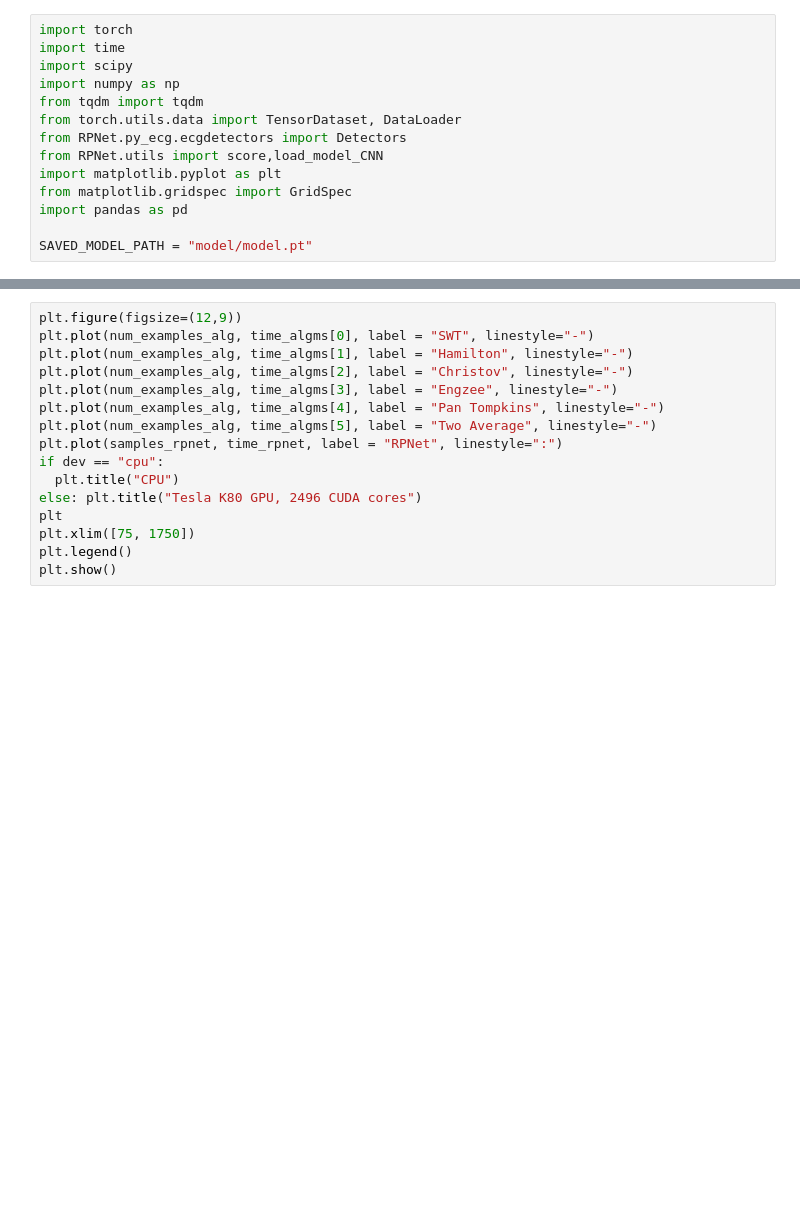
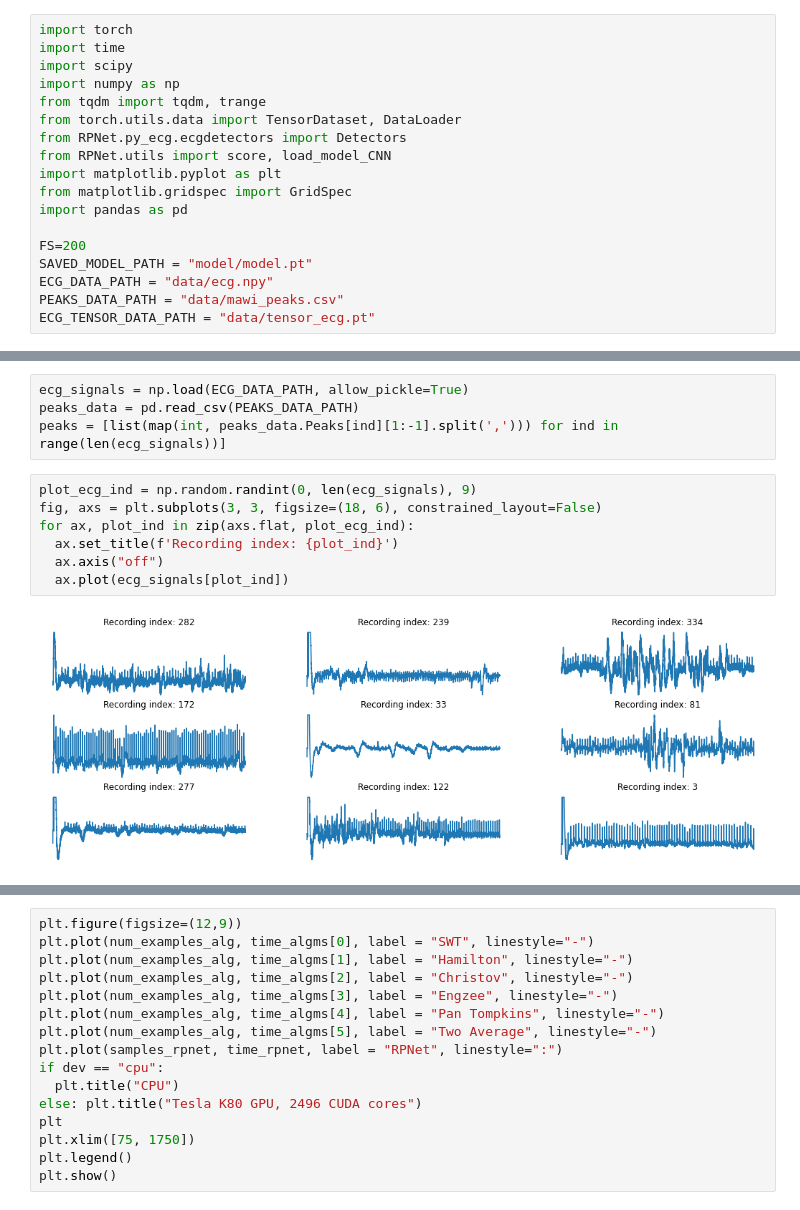
Before and after one commit to ovsienkobohdan/rpeak-detection, a Jupyter notebook: metrics_comparison.ipynb, the cells around one changed output, grey strips where cells are left out. Saved outputs shown, nothing was run; the diff lists cells and outputs as text; blank space fills up the shorter version.

```diff
--- a/metrics_comparison.ipynb
+++ b/metrics_comparison.ipynb
@@ -7,12 +43,16 @@ import torch
 import time
 import scipy
 import numpy as np
-from tqdm import tqdm
+from tqdm import tqdm, trange
 from torch.utils.data import TensorDataset, DataLoader
 from RPNet.py_ecg.ecgdetectors import Detectors
-from RPNet.utils import score,load_model_CNN
+from RPNet.utils import score, load_model_CNN
 import matplotlib.pyplot as plt
 from matplotlib.gridspec import GridSpec
 import pandas as pd
 
+FS=200
 SAVED_MODEL_PATH = "model/model.pt"
+ECG_DATA_PATH = "data/ecg.npy"
+PEAKS_DATA_PATH = "data/mawi_peaks.csv"
+ECG_TENSOR_DATA_PATH = "data/tensor_ecg.pt"
@@ -23,0 +81,13 @@ else:
+# %%
+ecg_signals = np.load(ECG_DATA_PATH, allow_pickle=True)
+peaks_data = pd.read_csv(PEAKS_DATA_PATH)
+peaks = [list(map(int, peaks_data.Peaks[ind][1:-1].split(','))) for ind in range(len(ecg_signals))]
+# %%
+plot_ecg_ind = np.random.randint(0, len(ecg_signals), 9)
+fig, axs = plt.subplots(3, 3, figsize=(18, 6), constrained_layout=False)
+for ax, plot_ind in zip(axs.flat, plot_ecg_ind):
+  ax.set_title(f'Recording index: {plot_ind}')
+  ax.axis("off")
+  ax.plot(ecg_signals[plot_ind])
+# %% [output]
+[figure, added]
```
Also changed, not shown: parts of 24 cells of this notebook, 2 other files.
